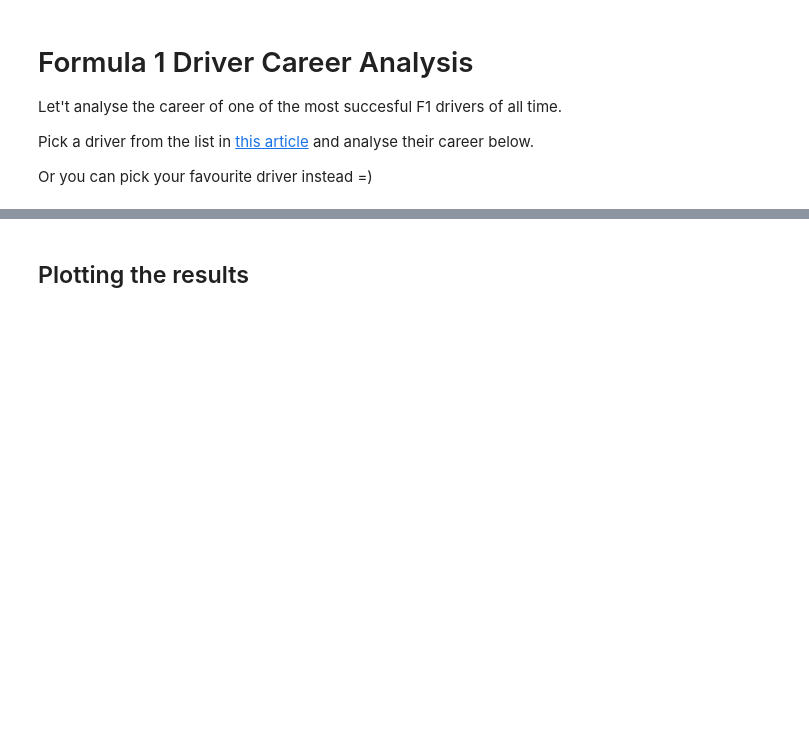
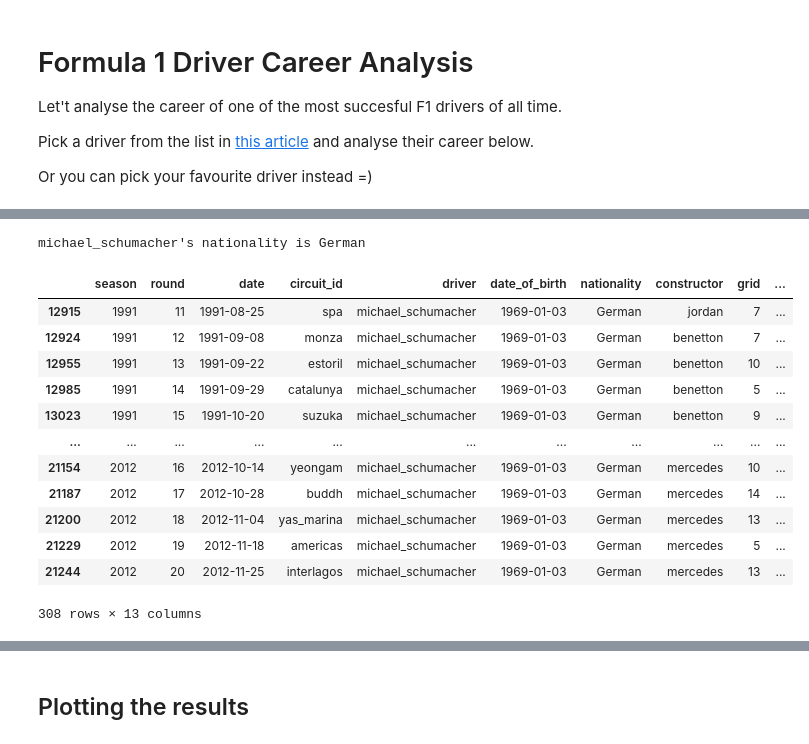
Before and after one commit to autrefois/bootcamp, a Jupyter notebook: 2022/python_workshop/notebooks/08_pandas.ipynb, the cells around one changed output, grey strips where cells are left out. Cells and saved outputs as stored; diff of their text form; code cells hidden in the pictures; blank space fills up the shorter version.

```diff
--- a/2022/python_workshop/notebooks/08_pandas.ipynb
+++ b/2022/python_workshop/notebooks/08_pandas.ipynb
@@ -401,9 +938,27 @@ f1_results['driver'].unique()
 # %%
 # which driver have you chosen?
-driver = '...'
+driver = 'michael_schumacher'
 
 # what nationality is this driver?
-nationality = ...
+nationality = f1_results[f1_results['driver'] == driver].nationality.iloc[0]
 print(f"{driver}'s nationality is {nationality}")
+# %% [output]
+michael_schumacher's nationality is German
+# %%
+f1_results[f1_results['driver'] == driver]
+# %% [output]
+|  | season | round | date | circuit_id | driver | date_of_birth | nationality | constructor | grid | ... |
+| 12915 | 1991 | 11 | 1991-08-25 | spa | michael_schumacher | 1969-01-03 | German | jordan | 7 | ... |
+| 12924 | 1991 | 12 | 1991-09-08 | monza | michael_schumacher | 1969-01-03 | German | benetton | 7 | ... |
+| 12955 | 1991 | 13 | 1991-09-22 | estoril | michael_schumacher | 1969-01-03 | German | benetton | 10 | ... |
+| 12985 | 1991 | 14 | 1991-09-29 | catalunya | michael_schumacher | 1969-01-03 | German | benetton | 5 | ... |
+| 13023 | 1991 | 15 | 1991-10-20 | suzuka | michael_schumacher | 1969-01-03 | German | benetton | 9 | ... |
+| ... | ... | ... | ... | ... | ... | ... | ... | ... | ... | ... |
+| 21154 | 2012 | 16 | 2012-10-14 | yeongam | michael_schumacher | 1969-01-03 | German | mercedes | 10 | ... |
+| 21187 | 2012 | 17 | 2012-10-28 | buddh | michael_schumacher | 1969-01-03 | German | mercedes | 14 | ... |
+| 21200 | 2012 | 18 | 2012-11-04 | yas_marina | michael_schumacher | 1969-01-03 | German | mercedes | 13 | ... |
+| 21229 | 2012 | 19 | 2012-11-18 | americas | michael_schumacher | 1969-01-03 | German | mercedes | 5 | ... |
+| 21244 | 2012 | 20 | 2012-11-25 | interlagos | michael_schumacher | 1969-01-03 | German | mercedes | 13 | ... |
+308 rows × 13 columns
 # %%
 # when was his first race and for which constructor?
```
Also changed, not shown: parts of 68 cells of this notebook.
